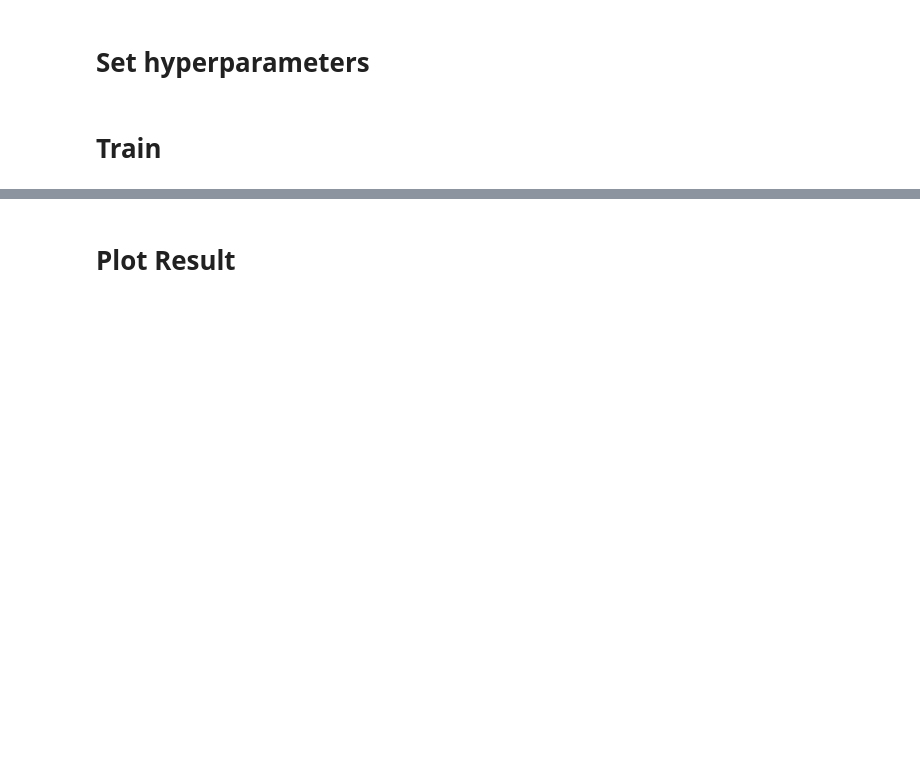
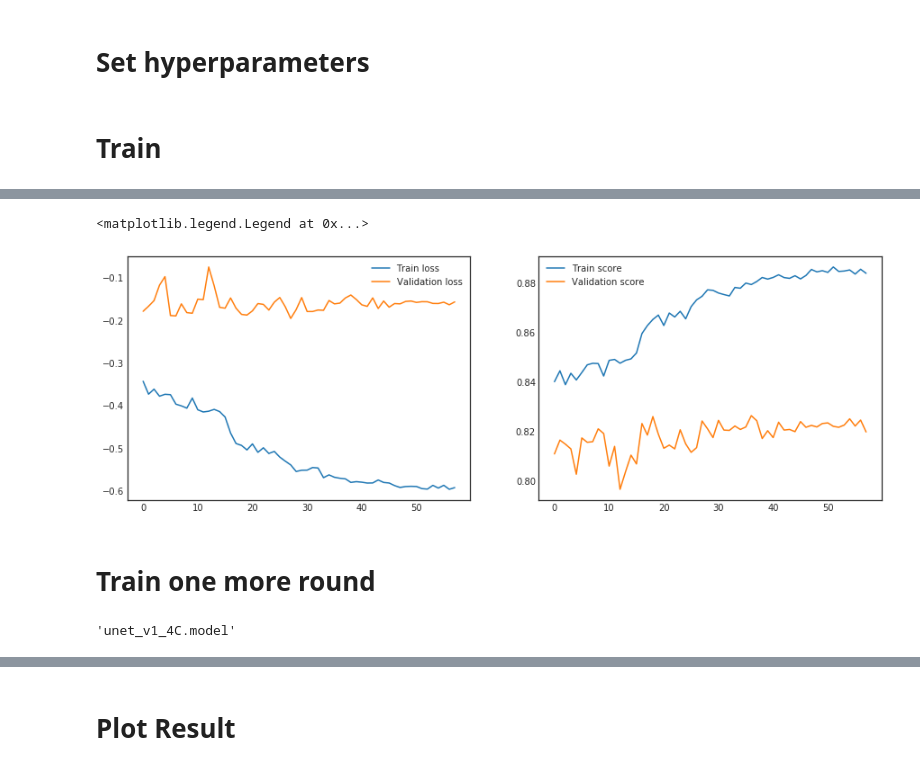
Before and after one commit to szeleeteo/kaggle, a Jupyter notebook: tgs-salt-identification-challenge/unet_v1_4.ipynb, the cells around one changed output, grey strips where cells are left out. Drawn from its saved outputs; the diff is of its cells as text; code cells hidden in the pictures; blank space fills up the shorter version.

```diff
--- a/tgs-salt-identification-challenge/unet_v1_4.ipynb
+++ b/tgs-salt-identification-challenge/unet_v1_4.ipynb
@@ -497,11 +491,25 @@ model.compile(loss=lovasz_loss, optimizer=c, metrics=[my_iou_metric_2])
 # %% [markdown]
 # Set hyperparameters
+# %%
+model = load_model(save_model_nameB,custom_objects={'my_iou_metric_2': my_iou_metric_2,
+                                                   'lovasz_loss': lovasz_loss})
+
+c = optimizers.Adam(lr = 0.0005)
+model.compile(loss=lovasz_loss, optimizer=c, metrics=[my_iou_metric_2])
 # %%
 early_stopping = EarlyStopping(monitor='val_my_iou_metric_2', mode='max', patience=21, verbose=1)
 model_checkpoint = ModelCheckpoint(save_model_nameB, monitor='val_my_iou_metric_2', mode='max', save_best_only=True, verbose=1)
 reduce_lr = ReduceLROnPlateau(monitor='val_my_iou_metric_2', mode='max',factor=0.5, patience=7, min_lr=0.00001, verbose=1)
 
-epochs = 300
+epochs = 200
 batch_size = 32
 # %% [markdown]
 # Train
+# %%
+%%time
+history = model.fit(x_train, y_train,
+                    validation_data=[x_valid, y_valid],
+                    epochs=epochs,
+                    batch_size=batch_size,
+                    callbacks=[model_checkpoint, reduce_lr, early_stopping],
+                    verbose=1)
@@ -507,0 +534,8 @@ batch_size = 32
+# %%
+%%time
+history = model.fit(x_train, y_train,
+                    validation_data=[x_valid, y_valid],
+                    epochs=epochs,
+                    batch_size=batch_size,
+                    callbacks=[model_checkpoint, reduce_lr, early_stopping],
+                    verbose=1)
@@ -507,0 +560,16 @@ batch_size = 32
+# %%
+fig, (ax_loss, ax_score) = plt.subplots(1, 2, figsize=(15,5))
+
+ax_loss.plot(history.epoch, history.history["loss"], label="Train loss")
+ax_loss.plot(history.epoch, history.history["val_loss"], label="Validation loss")
+ax_loss.legend()
+
+ax_score.plot(history.epoch, history.history["my_iou_metric_2"], label="Train score")
+ax_score.plot(history.epoch, history.history["val_my_iou_metric_2"], label="Validation score")
+
+ax_score.legend()
+# %% [output]
+<matplotlib.legend.Legend at 0x...>
+[figure, added]
+# %% [markdown]
+# Train one more round
@@ -507,0 +582,5 @@ batch_size = 32
+# %%
+save_model_nameC = basic_name + 'C.model'
+save_model_nameC
+# %% [output]
+'unet_v1_4C.model'
```
Also changed, not shown: parts of 20 cells of this notebook, 2 other files.
